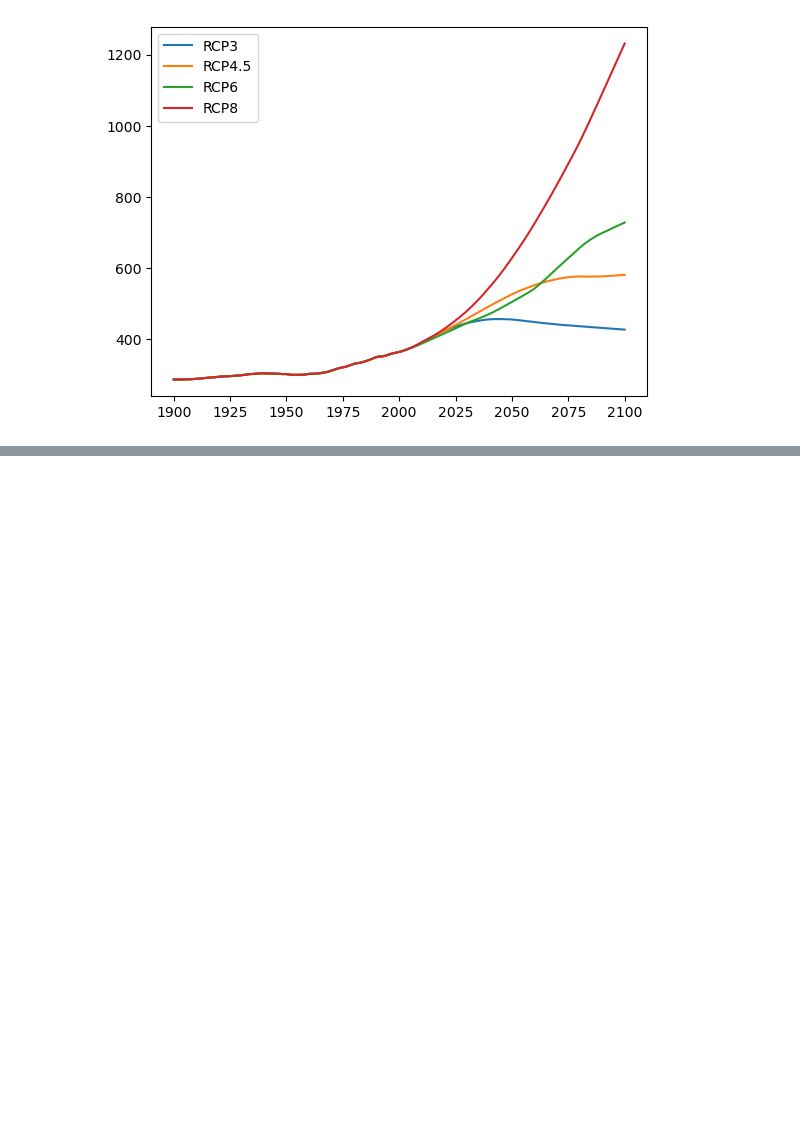
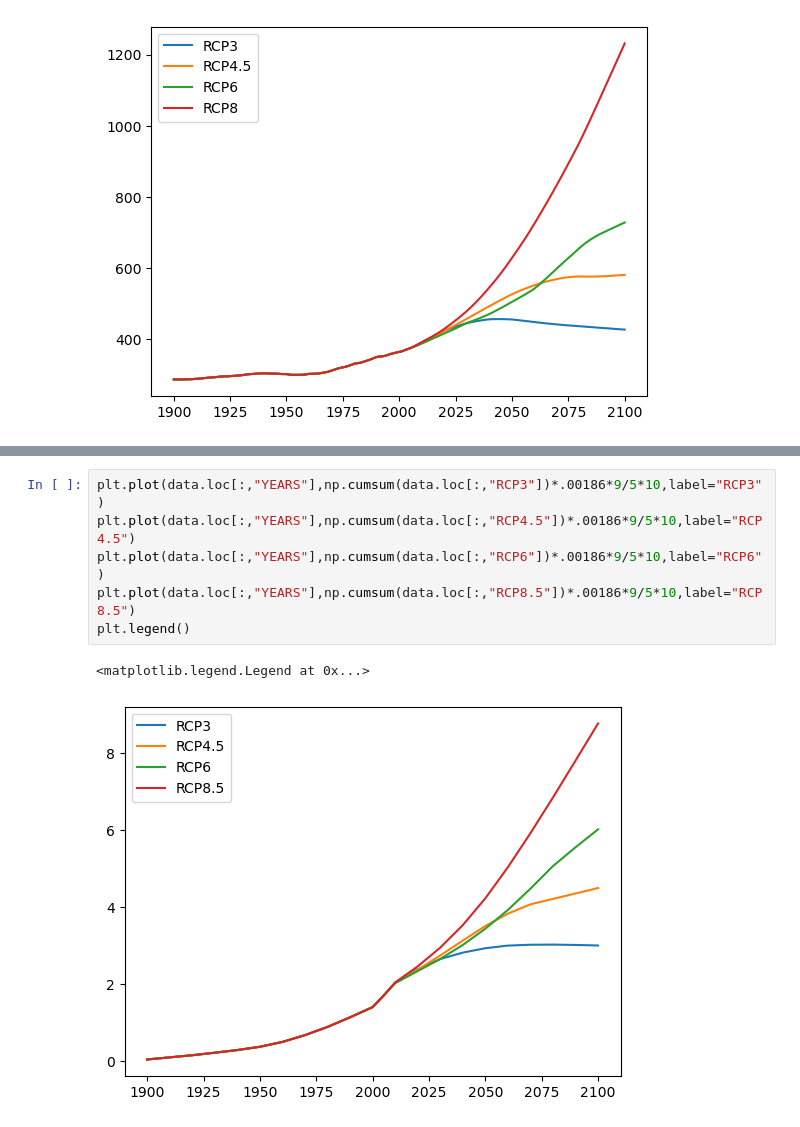
Before and after one commit to binchengecon/TwoCapital_New, a Jupyter notebook: test.ipynb, the cells around one changed output, grey strips where cells are left out. Drawn from its saved outputs; the diff is of its cells as text; blank space fills up the shorter version.

```diff
--- a/test.ipynb
+++ b/test.ipynb
@@ -46,0 +48,9 @@ plt.legend()
+# %%
+plt.plot(data.loc[:,"YEARS"],np.cumsum(data.loc[:,"RCP3"])*.00186*9/5*10,label="RCP3")
+plt.plot(data.loc[:,"YEARS"],np.cumsum(data.loc[:,"RCP4.5"])*.00186*9/5*10,label="RCP4.5")
+plt.plot(data.loc[:,"YEARS"],np.cumsum(data.loc[:,"RCP6"])*.00186*9/5*10,label="RCP6")
+plt.plot(data.loc[:,"YEARS"],np.cumsum(data.loc[:,"RCP8.5"])*.00186*9/5*10,label="RCP8.5")
+plt.legend()
+# %% [output]
+<matplotlib.legend.Legend at 0x...>
+[figure, added]
```
Also changed, not shown: parts of 6 cells of this notebook, 14 other files.
